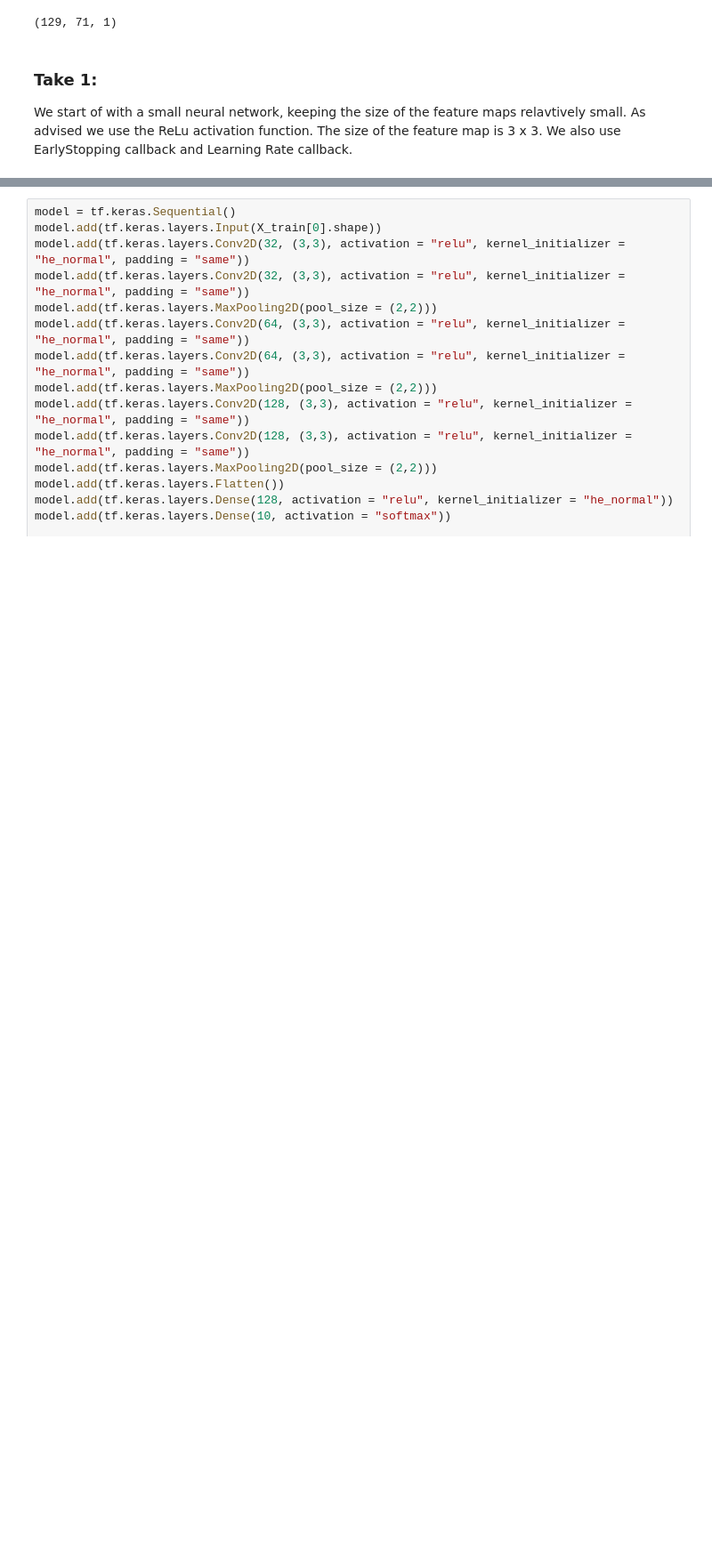
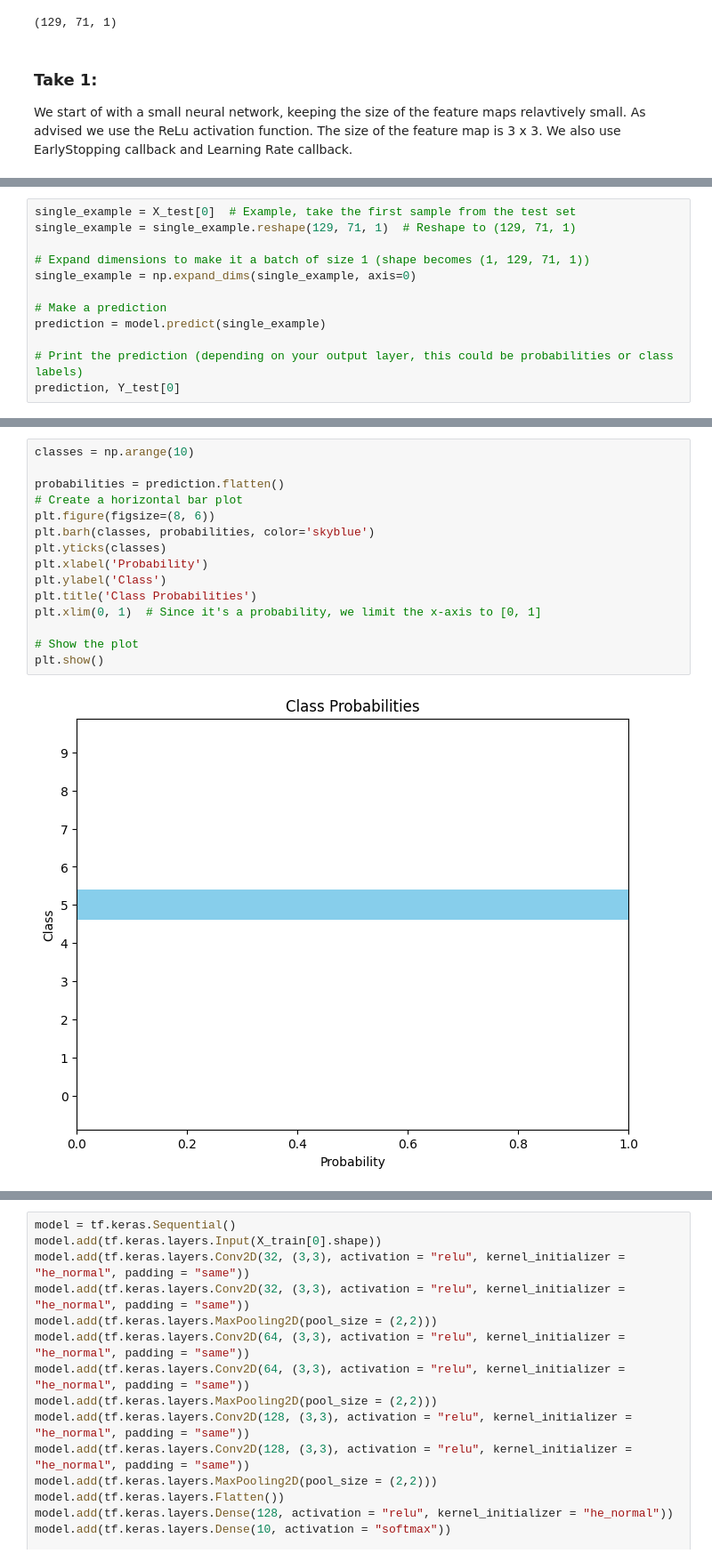
Before and after one commit to ChristianHougaardPedersen/MAL2, a Jupyter notebook: 1_Recognizing_Speech/Recognzing.ipynb, the cells around one changed output, grey strips where cells are left out. Shown at 89% size. Cells and saved outputs as stored; diff of their text form; blank space fills up the shorter version.

Commit message:
playing with the outputs

```diff
--- a/1_Recognizing_Speech/Recognzing.ipynb
+++ b/1_Recognizing_Speech/Recognzing.ipynb
@@ -46,0 +65,12 @@ history = model.fit(X_train, Y_train, epochs = 30, validation_split=0.2, callbac
+# %%
+single_example = X_test[0]  # Example, take the first sample from the test set
+single_example = single_example.reshape(129, 71, 1)  # Reshape to (129, 71, 1)
+
+# Expand dimensions to make it a batch of size 1 (shape becomes (1, 129, 71, 1))
+single_example = np.expand_dims(single_example, axis=0)
+
+# Make a prediction
+prediction = model.predict(single_example)
+
+# Print the prediction (depending on your output layer, this could be probabilities or class labels)
+prediction, Y_test[0]
@@ -46,0 +83,17 @@ history = model.fit(X_train, Y_train, epochs = 30, validation_split=0.2, callbac
+# %%
+classes = np.arange(10)
+
+probabilities = prediction.flatten()
+# Create a horizontal bar plot
+plt.figure(figsize=(8, 6))
+plt.barh(classes, probabilities, color='skyblue')
+plt.yticks(classes)
+plt.xlabel('Probability')
+plt.ylabel('Class')
+plt.title('Class Probabilities')
+plt.xlim(0, 1)  # Since it's a probability, we limit the x-axis to [0, 1]
+
+# Show the plot
+plt.show()
+# %% [output]
+[figure, added]
```
Also changed, not shown: parts of 5 cells of this notebook.
